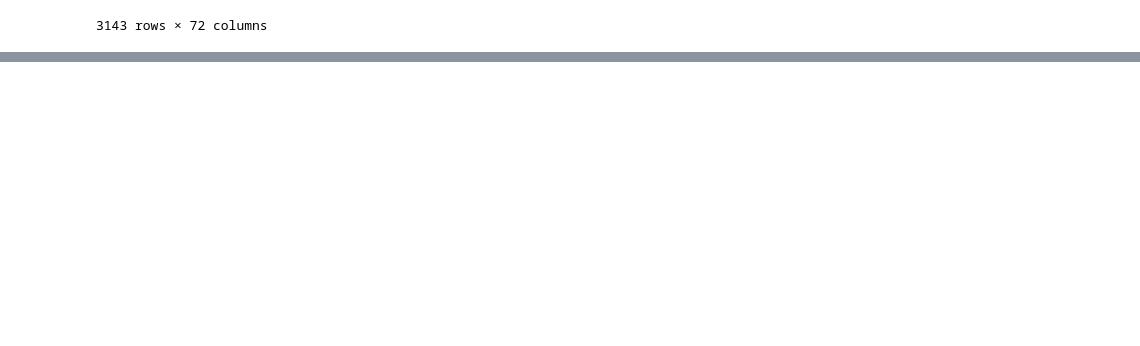
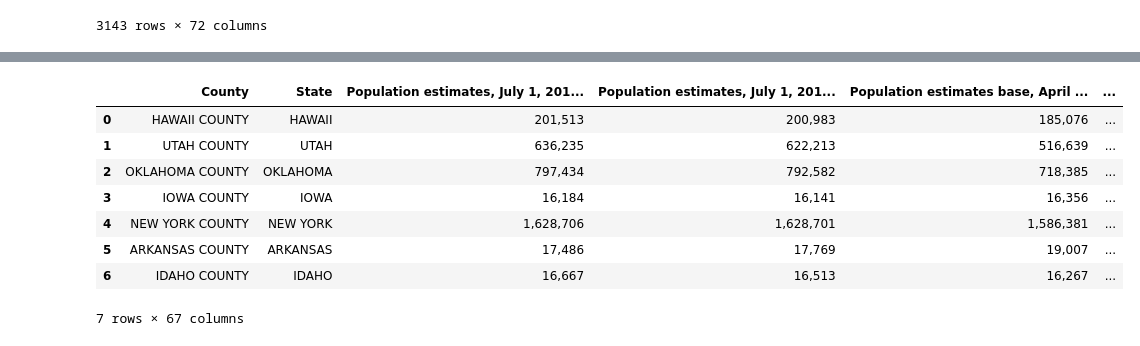
Before and after one commit to neil-sehgal/methods2020_mimicstars, a Jupyter notebook: fips_encode_demographics.ipynb, the cells around one changed output, grey strips where cells are left out. Saved outputs shown, nothing was run; the diff lists cells and outputs as text; code cells hidden in the pictures; blank space fills up the shorter version.

```diff
--- a/fips_encode_demographics.ipynb
+++ b/fips_encode_demographics.ipynb
@@ -94,0 +135,18 @@ demographics_df.drop(identical_indices, inplace=True)
+# %%
+# Need to add missing data to scraped data
+# Pulled directly from Census quickfacts website, 8 counties missing
+missing_df = pd.read_csv('missing_demographic_data.csv')
+missing_df['full_name'] = missing_df['County'] + ", " + missing_df['State']
+
+
+missing_df
+# %% [output]
+|  | County | State | Population estimates, July 1, 201... | Population estimates, July 1, 201... | Population estimates base, April ... | ... |
+| 0 | HAWAII COUNTY | HAWAII | 201,513 | 200,983 | 185,076 | ... |
+| 1 | UTAH COUNTY | UTAH | 636,235 | 622,213 | 516,639 | ... |
+| 2 | OKLAHOMA COUNTY | OKLAHOMA | 797,434 | 792,582 | 718,385 | ... |
+| 3 | IOWA COUNTY | IOWA | 16,184 | 16,141 | 16,356 | ... |
+| 4 | NEW YORK COUNTY | NEW YORK | 1,628,706 | 1,628,701 | 1,586,381 | ... |
+| 5 | ARKANSAS COUNTY | ARKANSAS | 17,486 | 17,769 | 19,007 | ... |
+| 6 | IDAHO COUNTY | IDAHO | 16,667 | 16,513 | 16,267 | ... |
+7 rows × 67 columns
```
Also changed, not shown: parts of 11 cells of this notebook, 3 other files.
